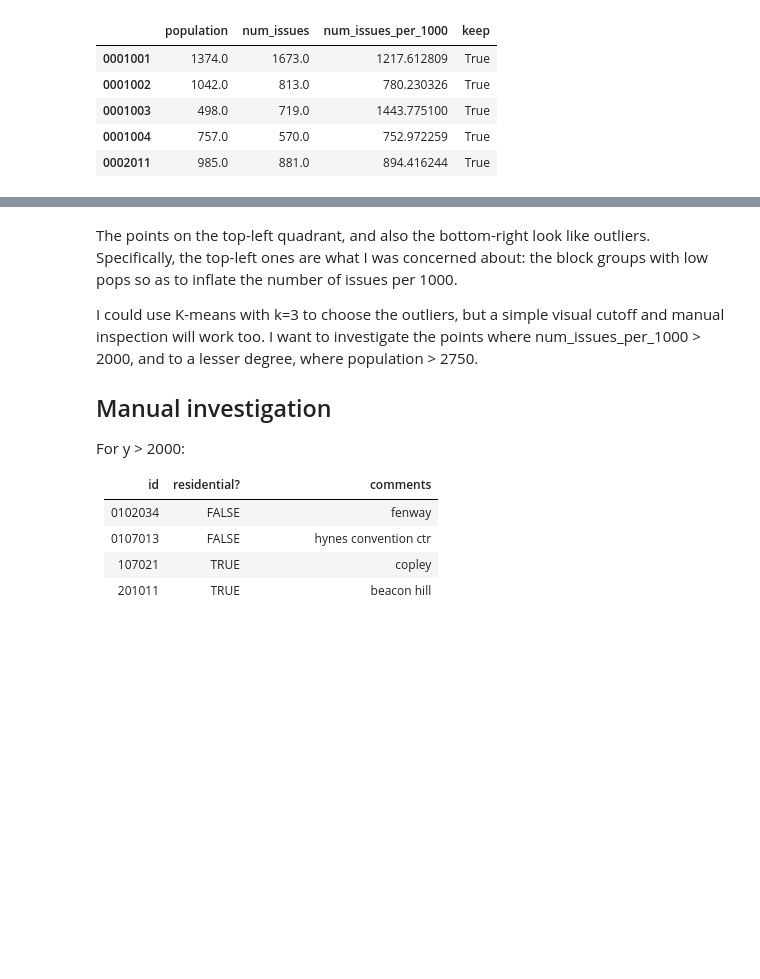
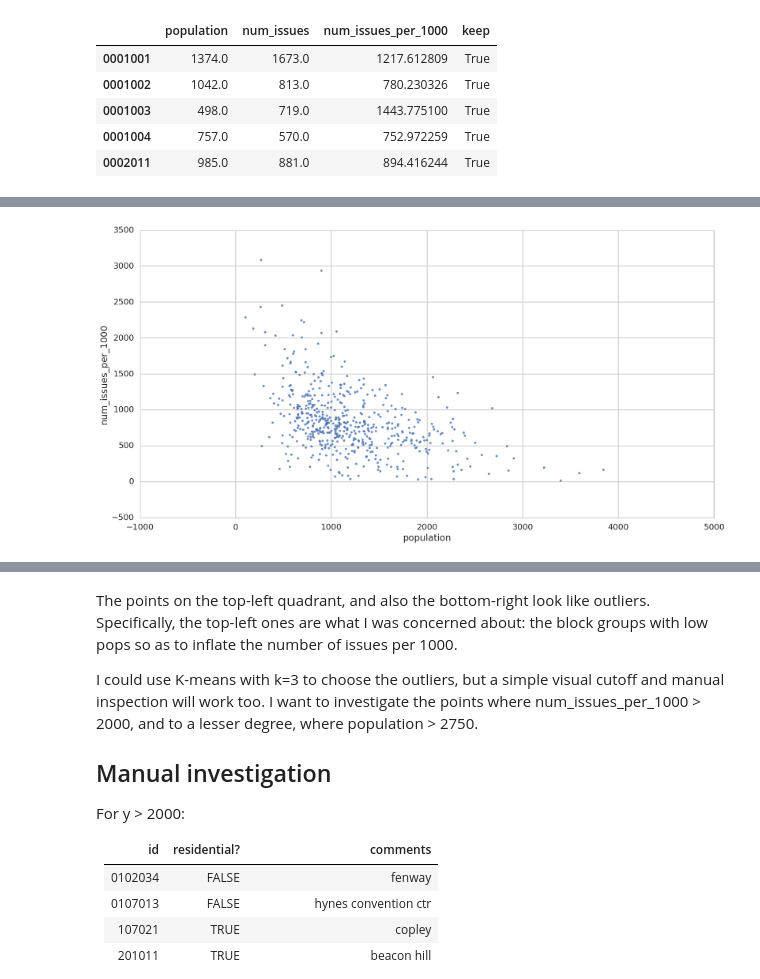
Before and after one commit to aok1425/311-prediction-times, a Jupyter notebook: EDA/06 choosing outliers for Q1 population dist.ipynb, the cells around one changed output, grey strips where cells are left out. Cells and saved outputs as stored; diff of their text form; code cells hidden in the pictures; blank space fills up the shorter version.

```diff
--- a/EDA/06 choosing outliers for Q1 population dist.ipynb
+++ b/EDA/06 choosing outliers for Q1 population dist.ipynb
@@ -67,8 +65,10 @@ min         0.000000
 max      3841.000000
 Name: population, dtype: float64
 # %%
-# rcParams['figure.figsize'] = 20,10
-# sns.regplot(x='population', y='num_issues_per_1000', data=df, fit_reg=False);
+rcParams['figure.figsize'] = 20,10
+sns.regplot(x='population', y='num_issues_per_1000', data=df, fit_reg=False);
+# %% [output]
+[figure, added]
 # %%
 df.reset_index().iplot(kind='scatter', mode='markers', text='index', x='population', y='num_issues_per_1000', size=5)
 # %% [output]
```
Also changed, not shown: parts of 4 cells of this notebook, 3 other files.
